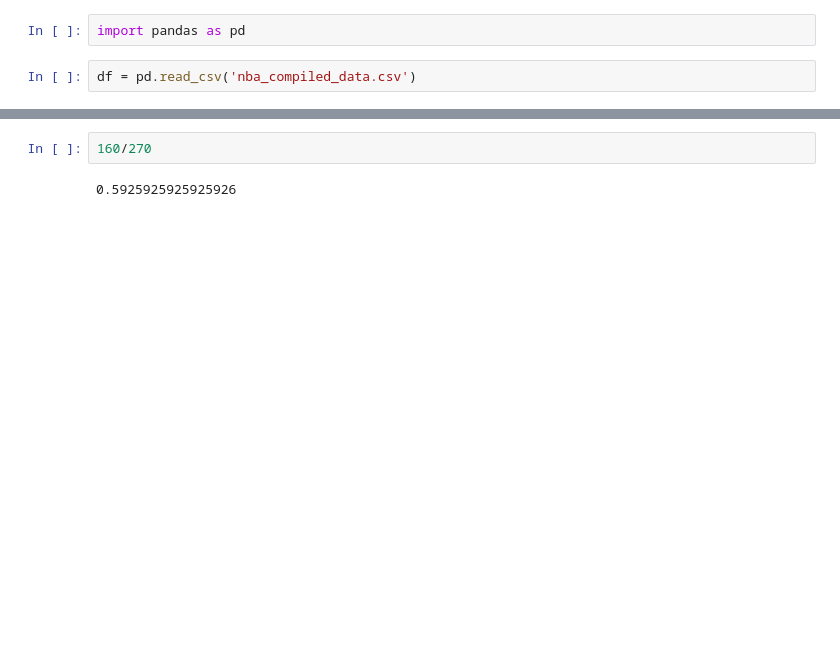
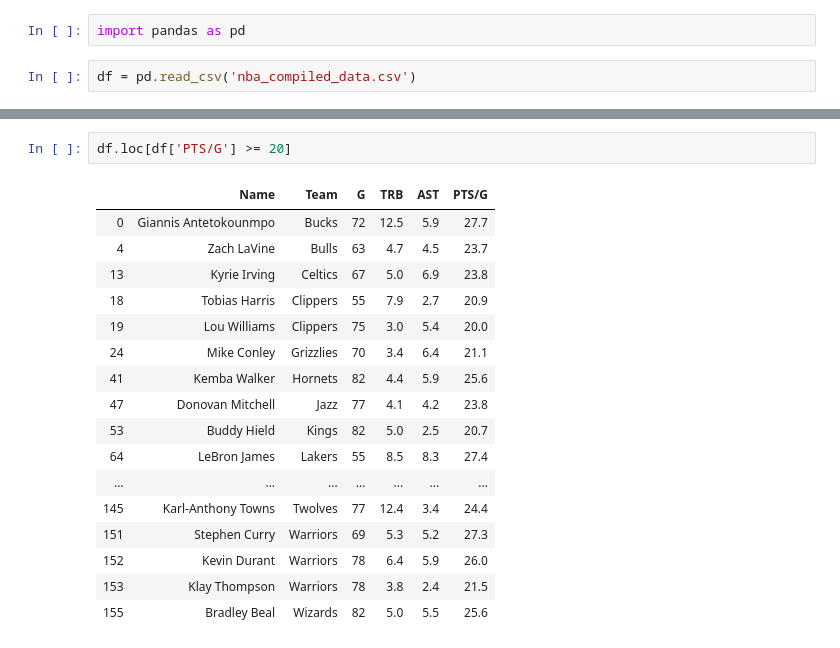
Before and after one commit to DanjoSix/nba-team-top-3-2018-19, a Jupyter notebook: .ipynb, the cells around one changed output, grey strips where cells are left out. Drawn from its saved outputs; the diff is of its cells as text; blank space fills up the shorter version.

```diff
--- a/.ipynb
+++ b/.ipynb
@@ -30,4 +21,20 @@ df
-# %%
-160/270
-# %% [output]
-0.5925925925925926
+# %%
+df.loc[df['PTS/G'] >= 20]
+# %% [output]
+|  | Name | Team | G | TRB | AST | PTS/G |
+| 0 | Giannis Antetokounmpo | Bucks | 72 | 12.5 | 5.9 | 27.7 |
+| 4 | Zach LaVine | Bulls | 63 | 4.7 | 4.5 | 23.7 |
+| 13 | Kyrie Irving | Celtics | 67 | 5.0 | 6.9 | 23.8 |
+| 18 | Tobias Harris | Clippers | 55 | 7.9 | 2.7 | 20.9 |
+| 19 | Lou Williams | Clippers | 75 | 3.0 | 5.4 | 20.0 |
+| 24 | Mike Conley | Grizzlies | 70 | 3.4 | 6.4 | 21.1 |
+| 41 | Kemba Walker | Hornets | 82 | 4.4 | 5.9 | 25.6 |
+| 47 | Donovan Mitchell | Jazz | 77 | 4.1 | 4.2 | 23.8 |
+| 53 | Buddy Hield | Kings | 82 | 5.0 | 2.5 | 20.7 |
+| 64 | LeBron James | Lakers | 55 | 8.5 | 8.3 | 27.4 |
+| ... | ... | ... | ... | ... | ... | ... |
+| 145 | Karl-Anthony Towns | Twolves | 77 | 12.4 | 3.4 | 24.4 |
+| 151 | Stephen Curry | Warriors | 69 | 5.3 | 5.2 | 27.3 |
+| 152 | Kevin Durant | Warriors | 78 | 6.4 | 5.9 | 26.0 |
+| 153 | Klay Thompson | Warriors | 78 | 3.8 | 2.4 | 21.5 |
+| 155 | Bradley Beal | Wizards | 82 | 5.0 | 5.5 | 25.6 |
```
Also changed, not shown: parts of 72 cells of this notebook, 17 other files.
